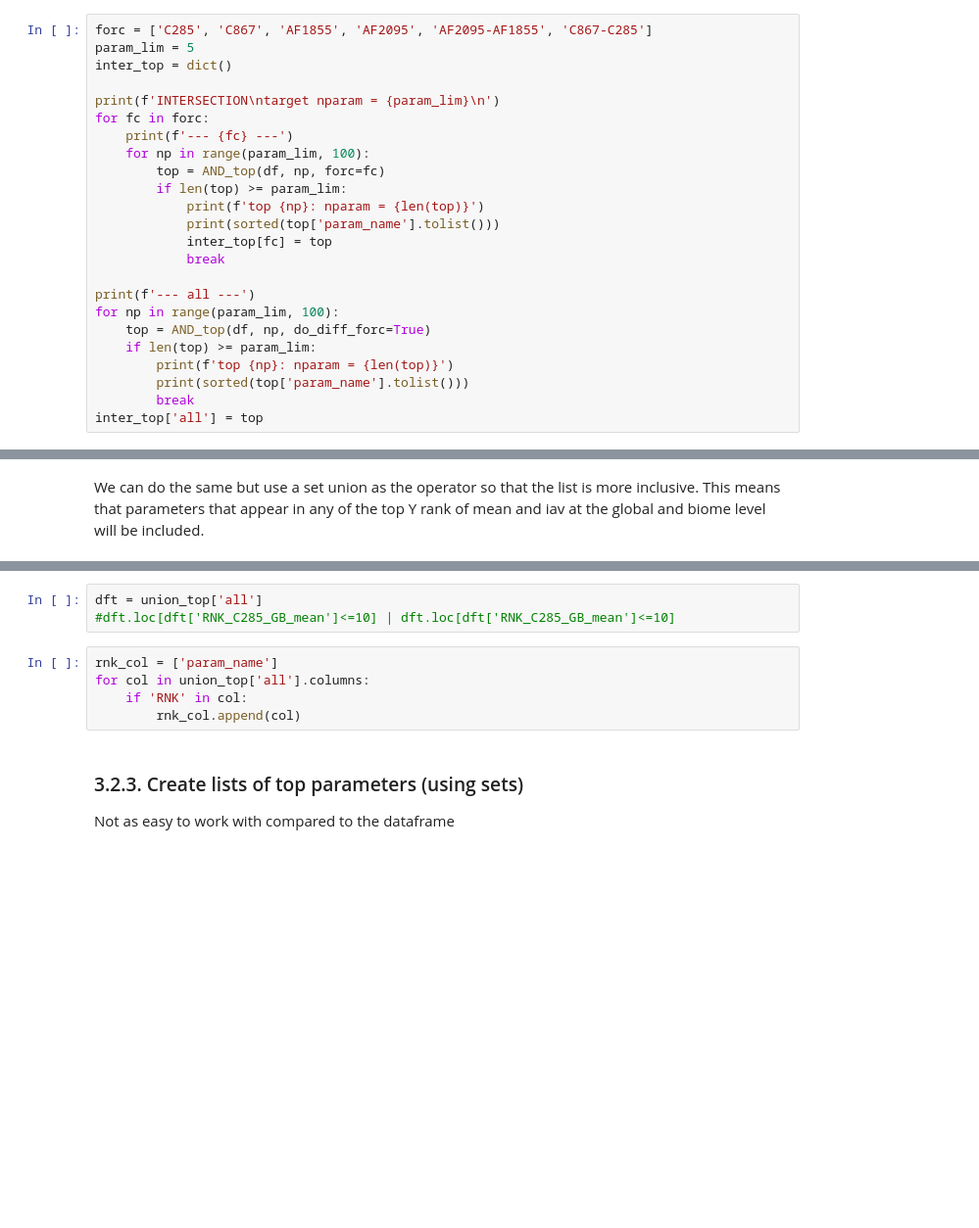
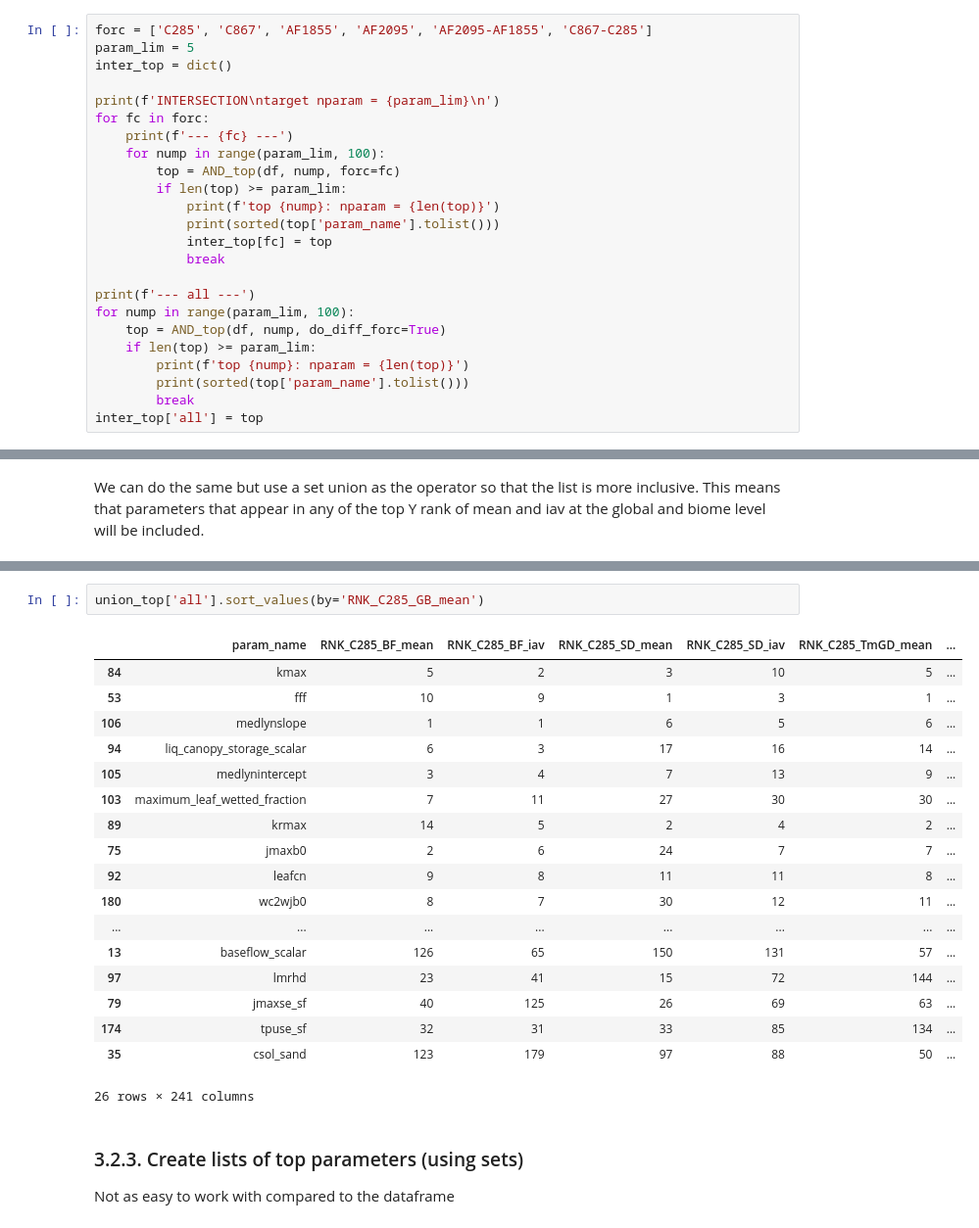
Before and after one commit to bbuchovecky/cpl_ppe_co2, a Jupyter notebook: hist/code/01_select-parameters/02_bgb_param-rank-diff-forc.ipynb, the cells around one changed output, grey strips where cells are left out. Shown at 98% size. Saved outputs shown, nothing was run; the diff lists cells and outputs as text; blank space fills up the shorter version.

```diff
--- a/hist/code/01_select-parameters/02_bgb_param-rank-diff-forc.ipynb
+++ b/hist/code/01_select-parameters/02_bgb_param-rank-diff-forc.ipynb
@@ -1492,19 +1518,19 @@ inter_top = dict()
 print(f'INTERSECTION\ntarget nparam = {param_lim}\n')
 for fc in forc:
     print(f'--- {fc} ---')
-    for np in range(param_lim, 100):
-        top = AND_top(df, np, forc=fc)
+    for nump in range(param_lim, 100):
+        top = AND_top(df, nump, forc=fc)
         if len(top) >= param_lim:
-            print(f'top {np}: nparam = {len(top)}')
+            print(f'top {nump}: nparam = {len(top)}')
             print(sorted(top['param_name'].tolist()))
             inter_top[fc] = top
             break
 
 print(f'--- all ---')
-for np in range(param_lim, 100):
-    top = AND_top(df, np, do_diff_forc=True)
+for nump in range(param_lim, 100):
+    top = AND_top(df, nump, do_diff_forc=True)
     if len(top) >= param_lim:
-        print(f'top {np}: nparam = {len(top)}')
+        print(f'top {nump}: nparam = {len(top)}')
         print(sorted(top['param_name'].tolist()))
         break
 inter_top['all'] = top
@@ -1581,11 +1600,24 @@ zsno,
-# %%
-dft = union_top['all']
-#dft.loc[dft['RNK_C285_GB_mean']<=10] | dft.loc[dft['RNK_C285_GB_mean']<=10]
-# %%
-rnk_col = ['param_name']
-for col in union_top['all'].columns:
-    if 'RNK' in col:
-        rnk_col.append(col)
+# %%
+union_top['all'].sort_values(by='RNK_C285_GB_mean')
+# %% [output]
+|  | param_name | RNK_C285_BF_mean | RNK_C285_BF_iav | RNK_C285_SD_mean | RNK_C285_SD_iav | RNK_C285_TmGD_mean | ... |
+| 84 | kmax | 5 | 2 | 3 | 10 | 5 | ... |
+| 53 | fff | 10 | 9 | 1 | 3 | 1 | ... |
+| 106 | medlynslope | 1 | 1 | 6 | 5 | 6 | ... |
+| 94 | liq_canopy_storage_scalar | 6 | 3 | 17 | 16 | 14 | ... |
+| 105 | medlynintercept | 3 | 4 | 7 | 13 | 9 | ... |
+| 103 | maximum_leaf_wetted_fraction | 7 | 11 | 27 | 30 | 30 | ... |
+| 89 | krmax | 14 | 5 | 2 | 4 | 2 | ... |
+| 75 | jmaxb0 | 2 | 6 | 24 | 7 | 7 | ... |
+| 92 | leafcn | 9 | 8 | 11 | 11 | 8 | ... |
+| 180 | wc2wjb0 | 8 | 7 | 30 | 12 | 11 | ... |
+| ... | ... | ... | ... | ... | ... | ... | ... |
+| 13 | baseflow_scalar | 126 | 65 | 150 | 131 | 57 | ... |
+| 97 | lmrhd | 23 | 41 | 15 | 72 | 144 | ... |
+| 79 | jmaxse_sf | 40 | 125 | 26 | 69 | 63 | ... |
+| 174 | tpuse_sf | 32 | 31 | 33 | 85 | 134 | ... |
+| 35 | csol_sand | 123 | 179 | 97 | 88 | 50 | ... |
+26 rows × 241 columns
 # %% [markdown]
 ### 3.2.3. Create lists of top parameters (using sets)
 Not as easy to work with compared to the dataframe
```
Also changed, not shown: parts of 18 cells of this notebook, 27 other files.
